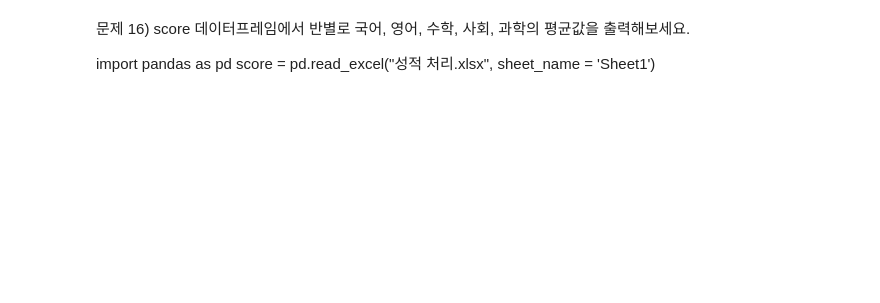
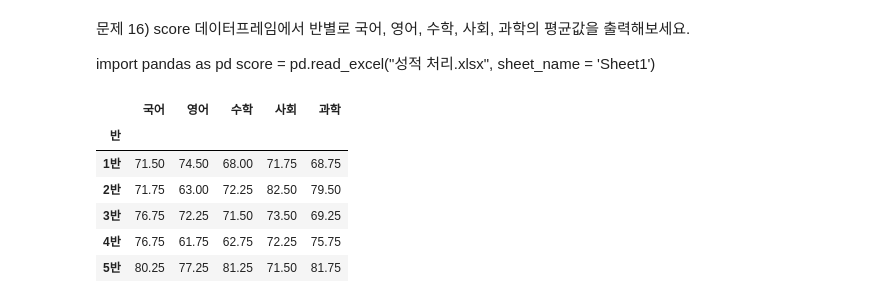
Before and after one commit to WaterPurify/PythonStudy, a Jupyter notebook: 데이터분석_16제_조영수.ipynb, the cells around one changed output. Cells and saved outputs as stored; diff of their text form; code cells hidden in the pictures; blank space fills up the shorter version.

```diff
--- a/데이터분석_16제_조영수.ipynb
+++ b/데이터분석_16제_조영수.ipynb
@@ -344,3 +408,14 @@ score = pd.read_excel("성적 처리.xlsx", sheet_name = 'Sheet1')
 
 import pandas as pd
 score = pd.read_excel("성적 처리.xlsx", sheet_name = 'Sheet1')
+# %%
+average_score = score.groupby('반').mean()
+average_score
+# %% [output]
+|  | 국어 | 영어 | 수학 | 사회 | 과학 |
+| 반 |  |  |  |  |  |
+| 1반 | 71.50 | 74.50 | 68.00 | 71.75 | 68.75 |
+| 2반 | 71.75 | 63.00 | 72.25 | 82.50 | 79.50 |
+| 3반 | 76.75 | 72.25 | 71.50 | 73.50 | 69.25 |
+| 4반 | 76.75 | 61.75 | 62.75 | 72.25 | 75.75 |
+| 5반 | 80.25 | 77.25 | 81.25 | 71.50 | 81.75 |
```
Also changed, not shown: parts of 3 cells of this notebook.
